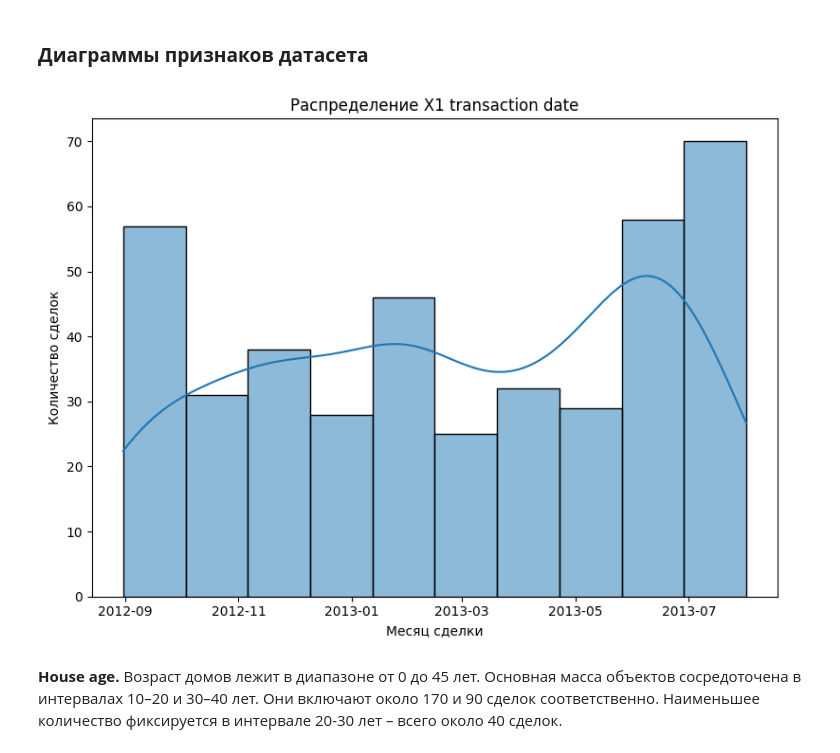
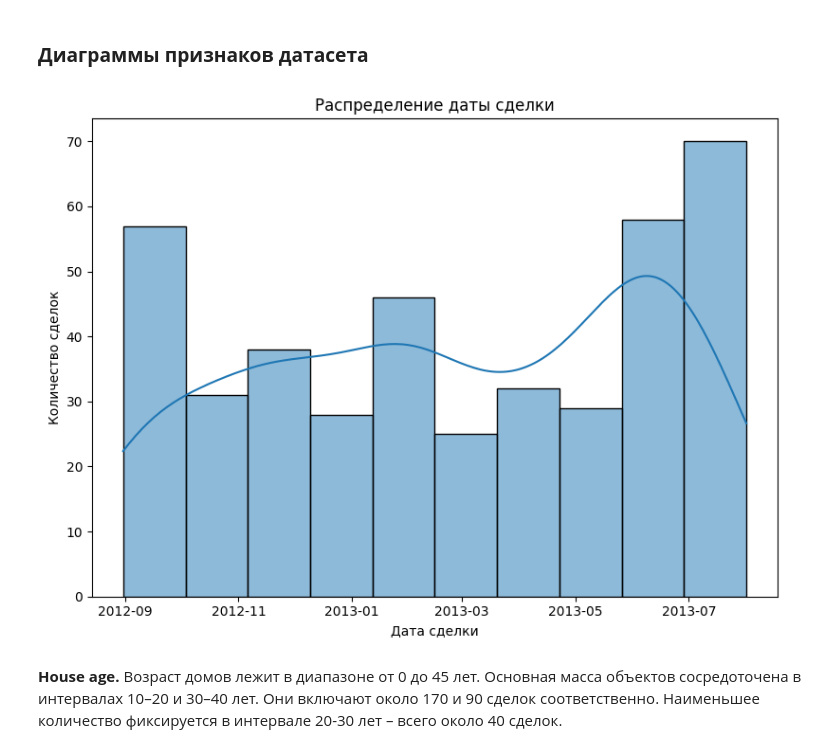
Before and after one commit to amiranq/analytics-portfolio, a Jupyter notebook: da-in-real-estate/da_in_RE.ipynb, the cells around one changed output. Drawn from its saved outputs; the diff is of its cells as text; code cells hidden in the pictures.

```diff
--- a/da-in-real-estate/da_in_RE.ipynb
+++ b/da-in-real-estate/da_in_RE.ipynb
@@ -43,23 +50,20 @@ display(df.head())
 ### **Диаграммы признаков датасета**
 # %%
 # Приведем дату к понятному виду
-df['X1 transaction date'] = (
-    pd.to_datetime(df['X1 transaction date'].astype(int).astype(str) + '-01-01')
-    + pd.to_timedelta(
-        df['X1 transaction date'] % 1 * 365.25,
-        unit='D'
-    )
+df["transaction_date"] = (
+    pd.to_datetime(df["X1 transaction date"].astype(int).astype(str) + "-01-01")
+    + pd.to_timedelta((df["X1 transaction date"] % 1) * 365.25, unit="D")
 ).dt.normalize()
 
 plt.figure(figsize=(8, 6))
-sns.histplot(df['X1 transaction date'], kde=True)
-plt.title('Распределение X1 transaction date')
-plt.xlabel('Месяц сделки')
-plt.ylabel('Количество сделок')
+sns.histplot(df["transaction_date"], kde=True)
+plt.title("Распределение даты сделки")
+plt.xlabel("Дата сделки")
+plt.ylabel("Количество сделок")
 plt.tight_layout()
 plt.show()
 # %% [output]
-[figure, old version]
+[figure, new version]
 # %% [markdown]
 **House age.** Возраст домов лежит в диапазоне от 0 до 45 лет. Основная масса объектов сосредоточена в интервалах 10–20 и 30–40 лет. Они включают около 170 и 90 сделок соответственно. Наименьшее количество фиксируется в интервале 20-30 лет – всего около 40 сделок.
 # %%
```
Also changed, not shown: parts of 16 cells of this notebook.
